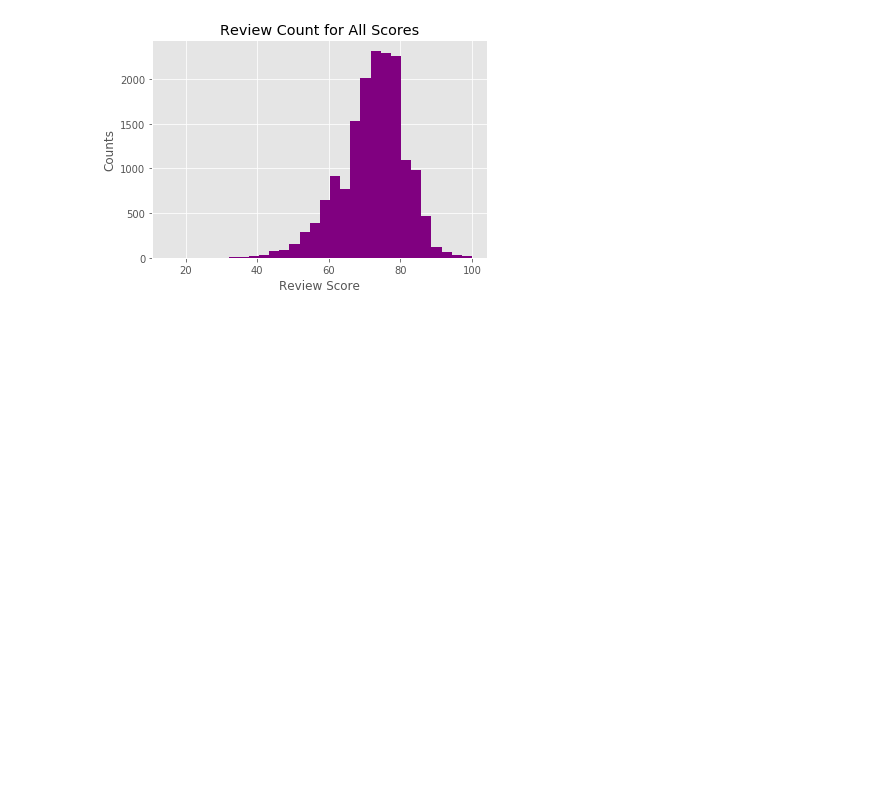
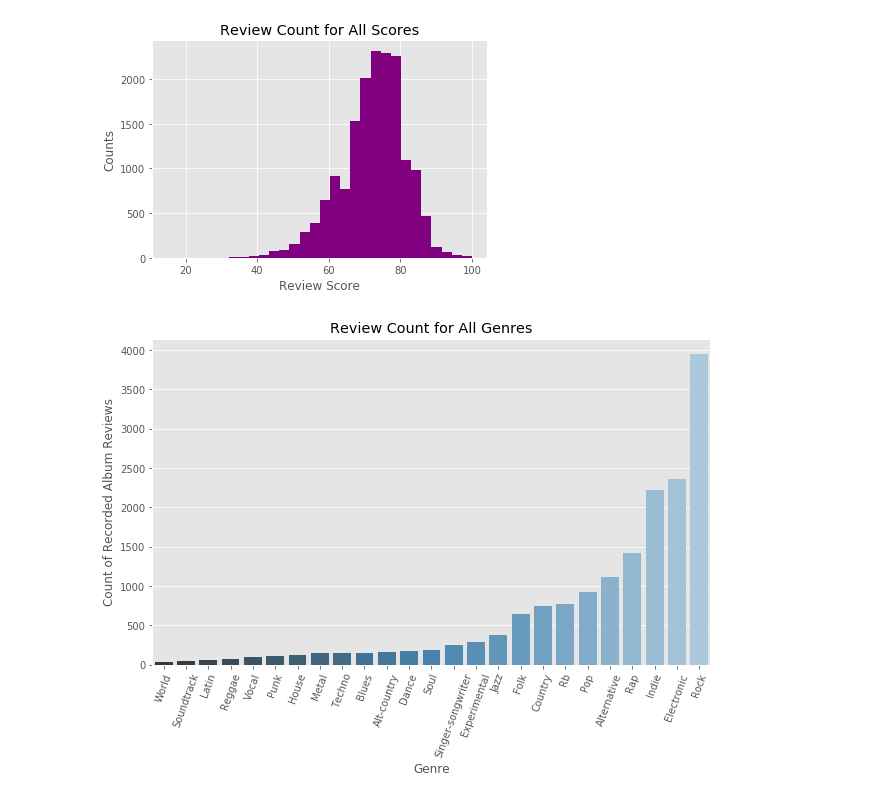
Before and after one commit to unclebrod/ReviewsByGenre, a Jupyter notebook: EDA.ipynb, the cells around one changed output. Saved outputs shown, nothing was run; the diff lists cells and outputs as text; code cells hidden in the pictures; blank space fills up the shorter version.

Commit message:
created additional plots using seaborn

```diff
--- a/EDA.ipynb
+++ b/EDA.ipynb
@@ -122,7 +124,7 @@ x = coll_to_df(coll_list, genre_dict.keys())
 def df_to_scores(df_list):
     '''
     Given a list of name-dataframe tuples (created in coll_to_df), this
-    function returns
+    function returns a list of name-arrays (specifically for 'score') tuples
 
     Parameters:
     df_list (list of tuples): list of name-dataframe tuples
@@ -223,0 +189,2 @@ The world genre has 37 recorded scores
+# %%
+l = count_scores(w)
@@ -288,3 +273,33 @@ plot_all_genres(w)
 # %% [output]
 72.26975427607805
 [figure]
+# %%
+# Make a plot of genre counts
+def plot_genre_counts(score_dict):
+    '''
+    Given a dictionary of genres and review counts, this function plots the
+    review count of each genre
+
+    Parameters:
+    score_dict (dict): dictionary of genres and respective review counts
+
+    Returns:
+    '''
+    sorted_scores_tups = sorted(score_dict.items(), key=lambda x: x[1])
+    sorted_genres = []
+    for tup in sorted_scores_tups:
+        sorted_genres.append(tup[0].capitalize())
+    sorted_scores = []
+    for tup in sorted_scores_tups:
+        sorted_scores.append(tup[1])
+    plt.figure(figsize=(10,6))
+    ax = sns.barplot(sorted_genres, sorted_scores, palette="Blues_d")
+    ax.set_title('Review Count for All Genres')
+    ax.set_xlabel('Genre')
+    ax.set_ylabel('Count of Recorded Album Reviews')
+    for tick in ax.get_xticklabels():
+        tick.set_rotation(70)
+# %%
+plot_genre_counts(l)
+# %% [output]
+[figure, added]
```
Also changed, not shown: parts of 7 cells of this notebook.
